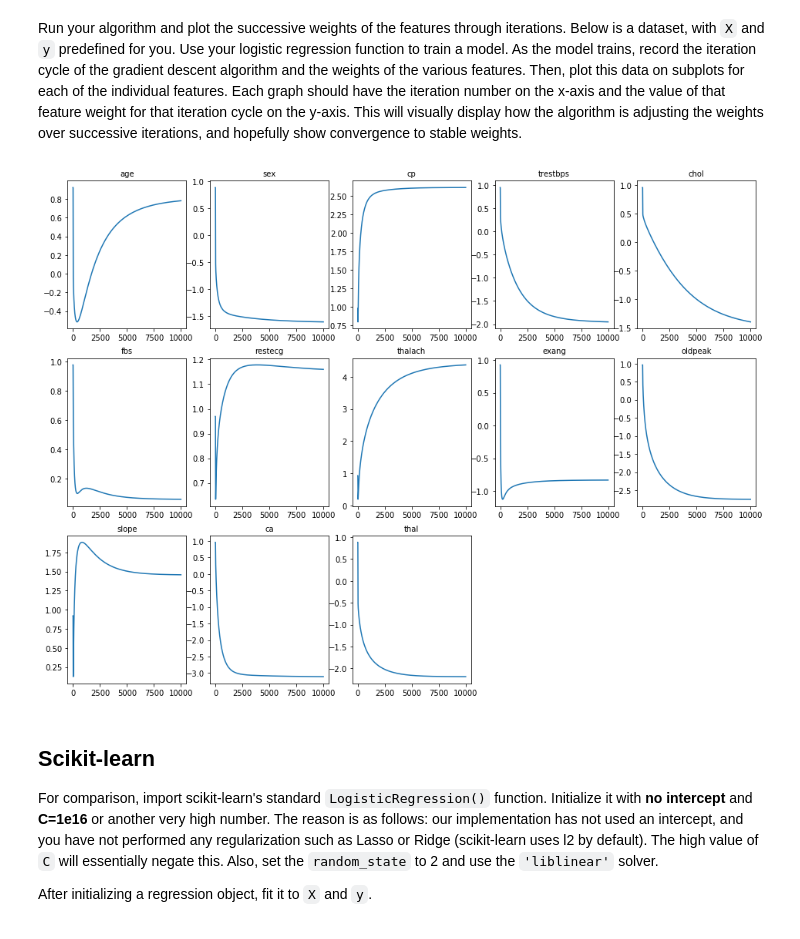
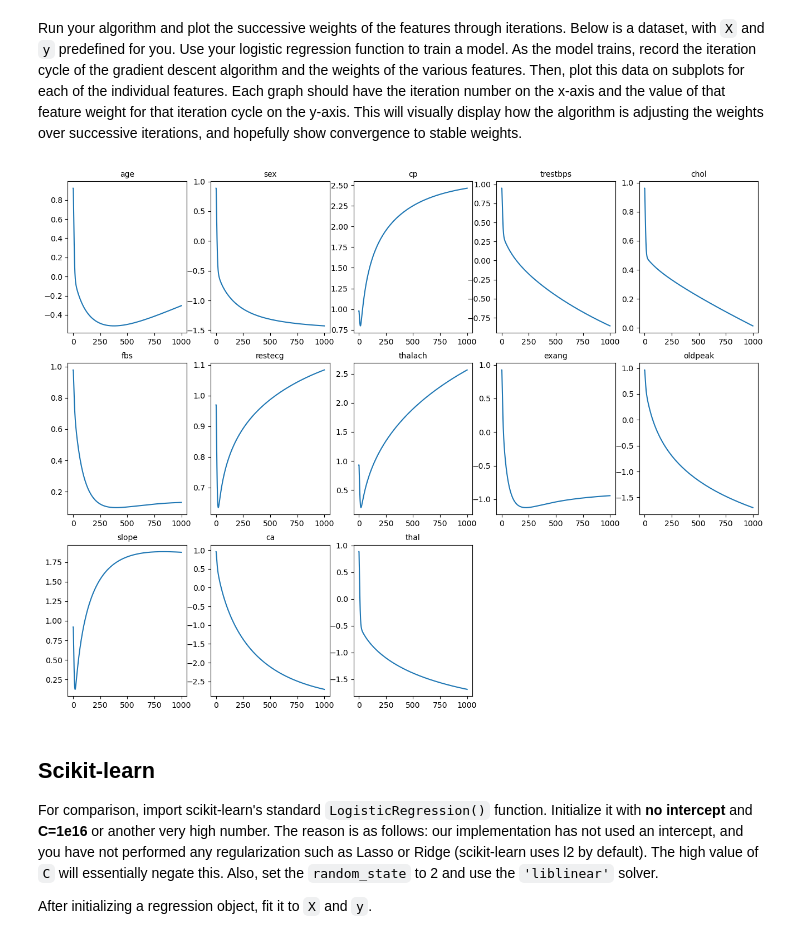
Before and after one commit to learn-co-curriculum/dsc-coding-logistic-regression-from-scratch, a Jupyter notebook: index.ipynb, the cells around one changed output. Cells and saved outputs as stored; diff of their text form; code cells hidden in the pictures.

```diff
--- a/index.ipynb
+++ b/index.ipynb
@@ -125,3 +125,5 @@ Name: target, dtype: int64
 | 4 | 0.583333 | 0.0 | 0.000000 | 0.245283 | 0.520548 | 0.0 | 0.5 | 0.702290 | 1.0 | 0.096774 | 1.0 | ... |
 # %% [markdown]
 Run your algorithm and plot the successive weights of the features through iterations. Below is a dataset, with `X` and `y` predefined for you. Use your logistic regression function to train a model. As the model trains, record the iteration cycle of the gradient descent algorithm and the weights of the various features. Then, plot this data on subplots for each of the individual features. Each graph should have the iteration number on the x-axis and the value of that feature weight for that iteration cycle on the y-axis. This will visually display how the algorithm is adjusting the weights over successive iterations, and hopefully show convergence to stable weights.
+# %%
+weights, weight_col = grad_desc(X, y, 1000, 0.001)
@@ -128,16 +132,13 @@ Run your algorithm and plot the successive weights of the features through itera
 # %%
-weights, weight_col = grad_desc(X, y, 10000, 0.001)
-weight_col.columns = np.arange(len(weight_col.columns))
-
 plt.figure(figsize=(16, 12))
 
 for (i, j) in enumerate(weights):
     plt.subplot(3, 5, i + 1)
     plt.title(list(X)[i], size='medium')
     plt.plot(weight_col.iloc[i].T)
     plt.axis('tight')
 # %% [output]
-[figure, old version]
+[figure, new version]
 # %% [markdown]
 ## Scikit-learn
 
```
Also changed, not shown: parts of 6 cells of this notebook, 1 other file.
